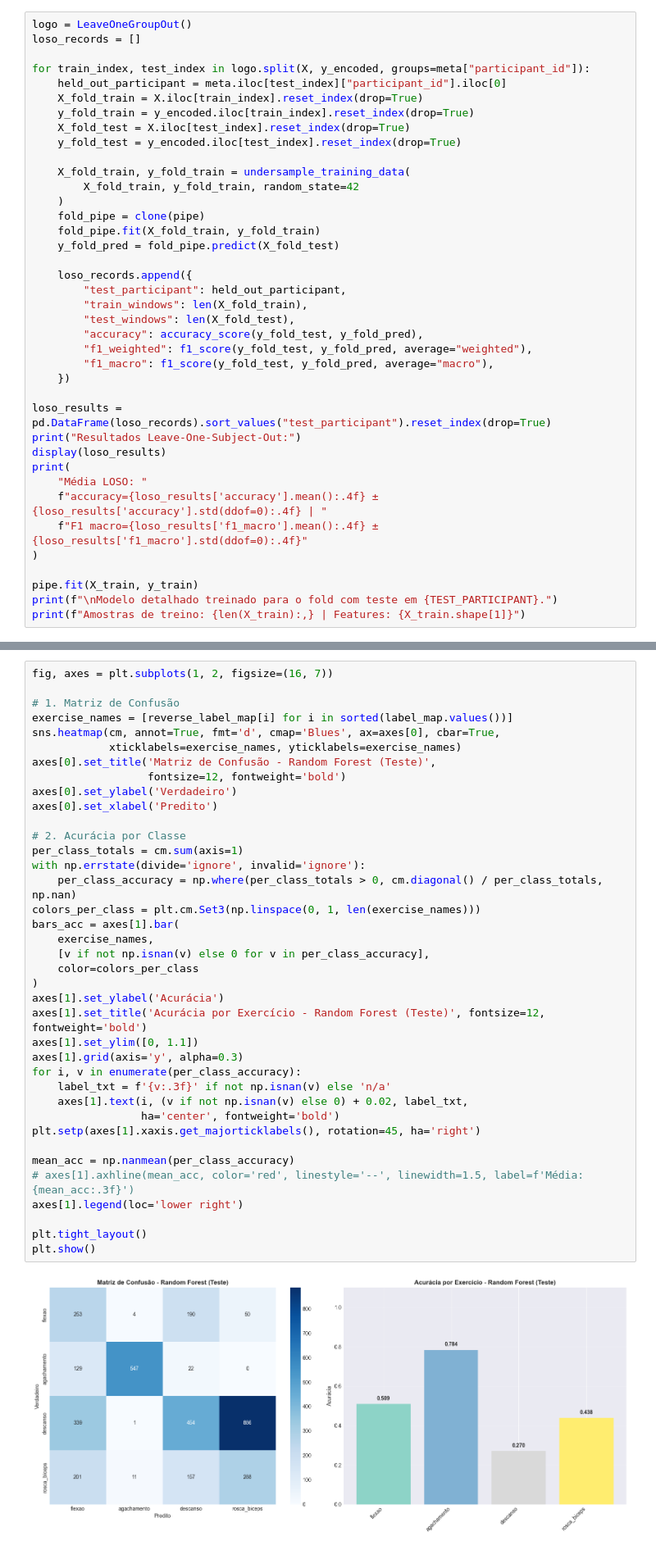
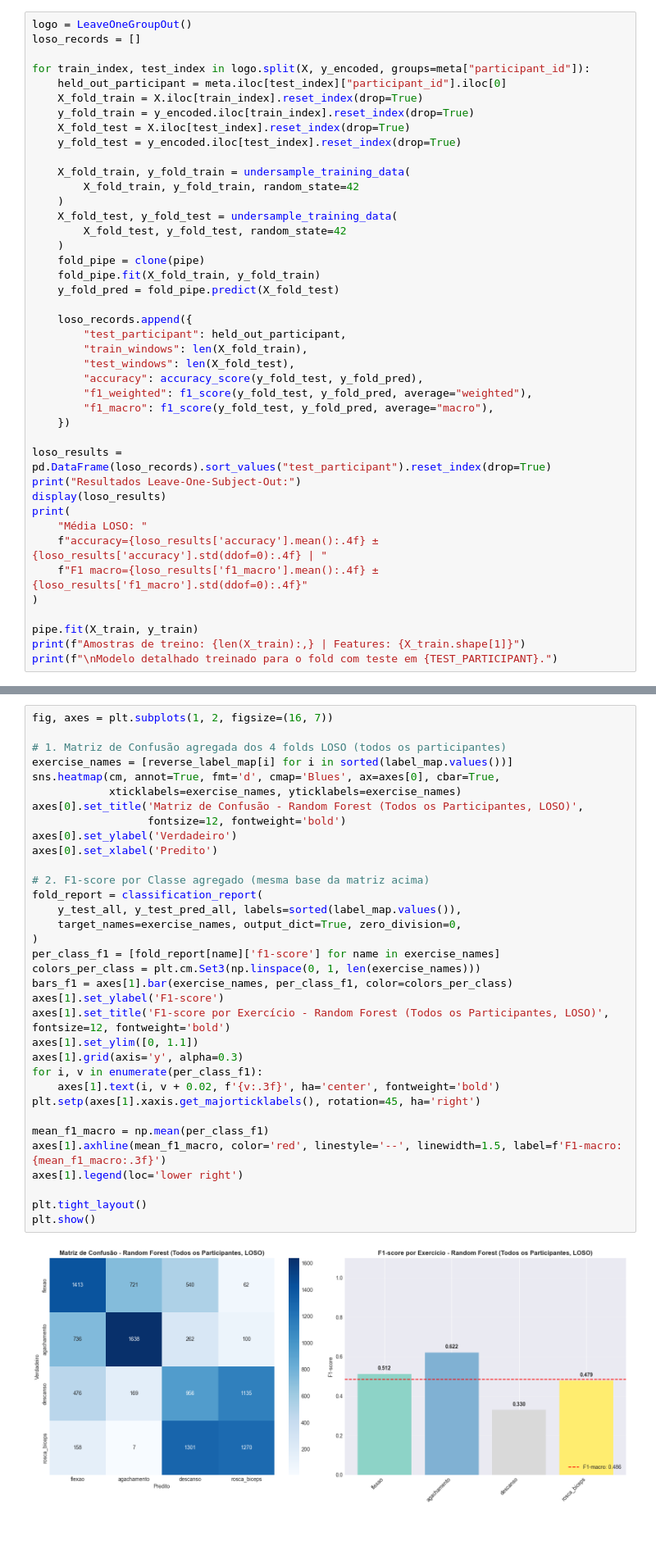
Before and after one commit to RafaelLuckner/RACE, a Jupyter notebook: 2-random_forest_training.ipynb, the cells around one changed output, grey strips where cells are left out. Shown at 82% size. Cells and saved outputs as stored; diff of their text form.

```diff
--- a/2-random_forest_training.ipynb
+++ b/2-random_forest_training.ipynb
@@ -348,6 +349,9 @@ for train_index, test_index in logo.split(X, y_encoded, groups=meta["participant
 
     X_fold_train, y_fold_train = undersample_training_data(
         X_fold_train, y_fold_train, random_state=42
+    )
+    X_fold_test, y_fold_test = undersample_training_data(
+        X_fold_test, y_fold_test, random_state=42
     )
     fold_pipe = clone(pipe)
     fold_pipe.fit(X_fold_train, y_fold_train)
@@ -372,8 +376,8 @@ print(
 )
 
 pipe.fit(X_train, y_train)
+print(f"Amostras de treino: {len(X_train):,} | Features: {X_train.shape[1]}")
 print(f"\nModelo detalhado treinado para o fold com teste em {TEST_PARTICIPANT}.")
-print(f"Amostras de treino: {len(X_train):,} | Features: {X_train.shape[1]}")
 # %% [output]
 Resultados Leave-One-Subject-Out:
 |  | test_participant | train_windows | test_windows | accuracy | f1_weighted | f1_macro |
@@ -439,40 +641,36 @@ Resultados do fold com teste em rodrigo:
 # %%
 fig, axes = plt.subplots(1, 2, figsize=(16, 7))
 
-# 1. Matriz de Confusão
+# 1. Matriz de Confusão agregada dos 4 folds LOSO (todos os participantes)
 exercise_names = [reverse_label_map[i] for i in sorted(label_map.values())]
 sns.heatmap(cm, annot=True, fmt='d', cmap='Blues', ax=axes[0], cbar=True,
             xticklabels=exercise_names, yticklabels=exercise_names)
-axes[0].set_title('Matriz de Confusão - Random Forest (Teste)',
+axes[0].set_title('Matriz de Confusão - Random Forest (Todos os Participantes, LOSO)',
                   fontsize=12, fontweight='bold')
 axes[0].set_ylabel('Verdadeiro')
 axes[0].set_xlabel('Predito')
 
-# 2. Acurácia por Classe
-per_class_totals = cm.sum(axis=1)
-with np.errstate(divide='ignore', invalid='ignore'):
-    per_class_accuracy = np.where(per_class_totals > 0, cm.diagonal() / per_class_totals, np.nan)
+# 2. F1-score por Classe agregado (mesma base da matriz acima)
+fold_report = classification_report(
+    y_test_all, y_test_pred_all, labels=sorted(label_map.values()),
+    target_names=exercise_names, output_dict=True, zero_division=0,
+)
+per_class_f1 = [fold_report[name]['f1-score'] for name in exercise_names]
 colors_per_class = plt.cm.Set3(np.linspace(0, 1, len(exercise_names)))
-bars_acc = axes[1].bar(
-    exercise_names,
-    [v if not np.isnan(v) else 0 for v in per_class_accuracy],
-    color=colors_per_class
-)
-axes[1].set_ylabel('Acurácia')
-axes[1].set_title('Acurácia por Exercício - Random Forest (Teste)', fontsize=12, fontweight='bold')
+bars_f1 = axes[1].bar(exercise_names, per_class_f1, color=colors_per_class)
+axes[1].set_ylabel('F1-score')
+axes[1].set_title('F1-score por Exercício - Random Forest (Todos os Participantes, LOSO)', fontsize=12, fontweight='bold')
 axes[1].set_ylim([0, 1.1])
 axes[1].grid(axis='y', alpha=0.3)
-for i, v in enumerate(per_class_accuracy):
-    label_txt = f'{v:.3f}' if not np.isnan(v) else 'n/a'
-    axes[1].text(i, (v if not np.isnan(v) else 0) + 0.02, label_txt,
-                 ha='center', fontweight='bold')
+for i, v in enumerate(per_class_f1):
+    axes[1].text(i, v + 0.02, f'{v:.3f}', ha='center', fontweight='bold')
 plt.setp(axes[1].xaxis.get_majorticklabels(), rotation=45, ha='right')
 
-mean_acc = np.nanmean(per_class_accuracy)
-# axes[1].axhline(mean_acc, color='red', linestyle='--', linewidth=1.5, label=f'Média: {mean_acc:.3f}')
+mean_f1_macro = np.mean(per_class_f1)
+axes[1].axhline(mean_f1_macro, color='red', linestyle='--', linewidth=1.5, label=f'F1-macro: {mean_f1_macro:.3f}')
 axes[1].legend(loc='lower right')
 
 plt.tight_layout()
 plt.show()
 # %% [output]
-[figure, old version]
+[figure, new version]
```
Also changed, not shown: parts of 9 cells of this notebook, 4 other files.
